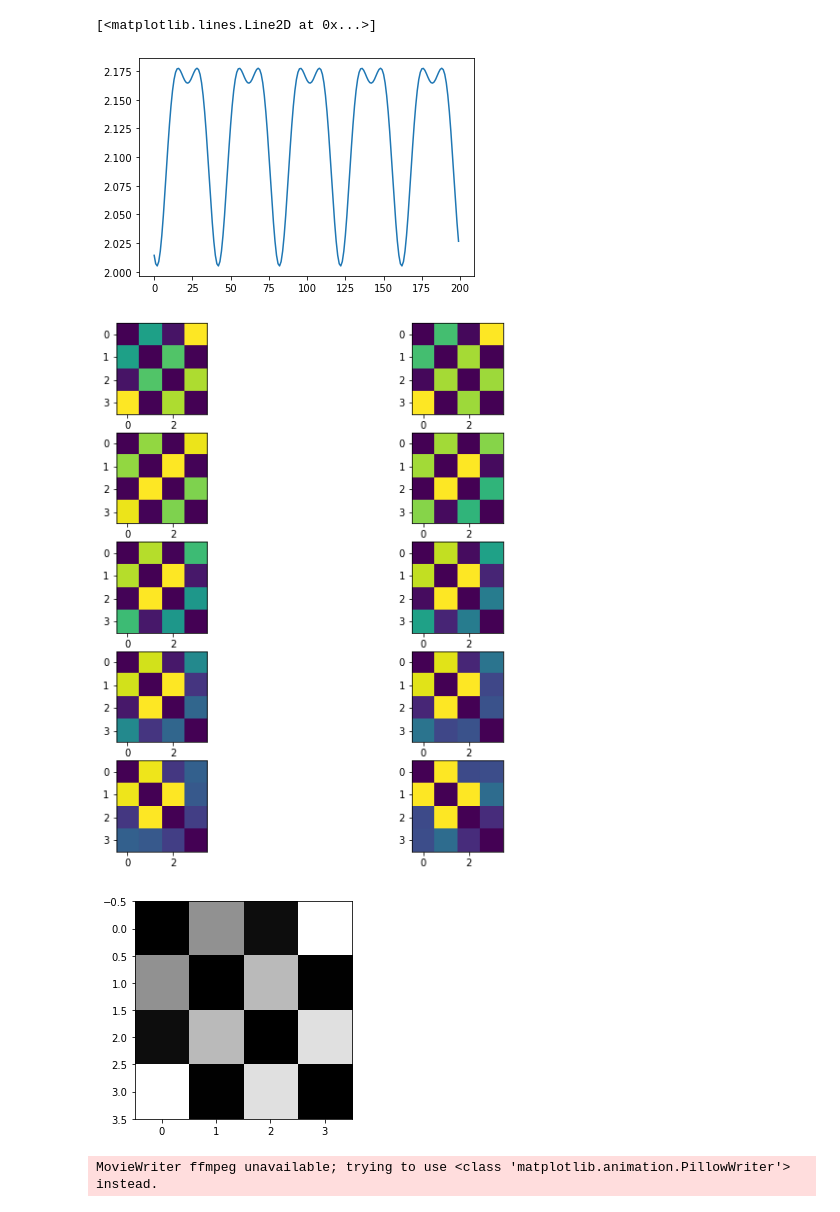
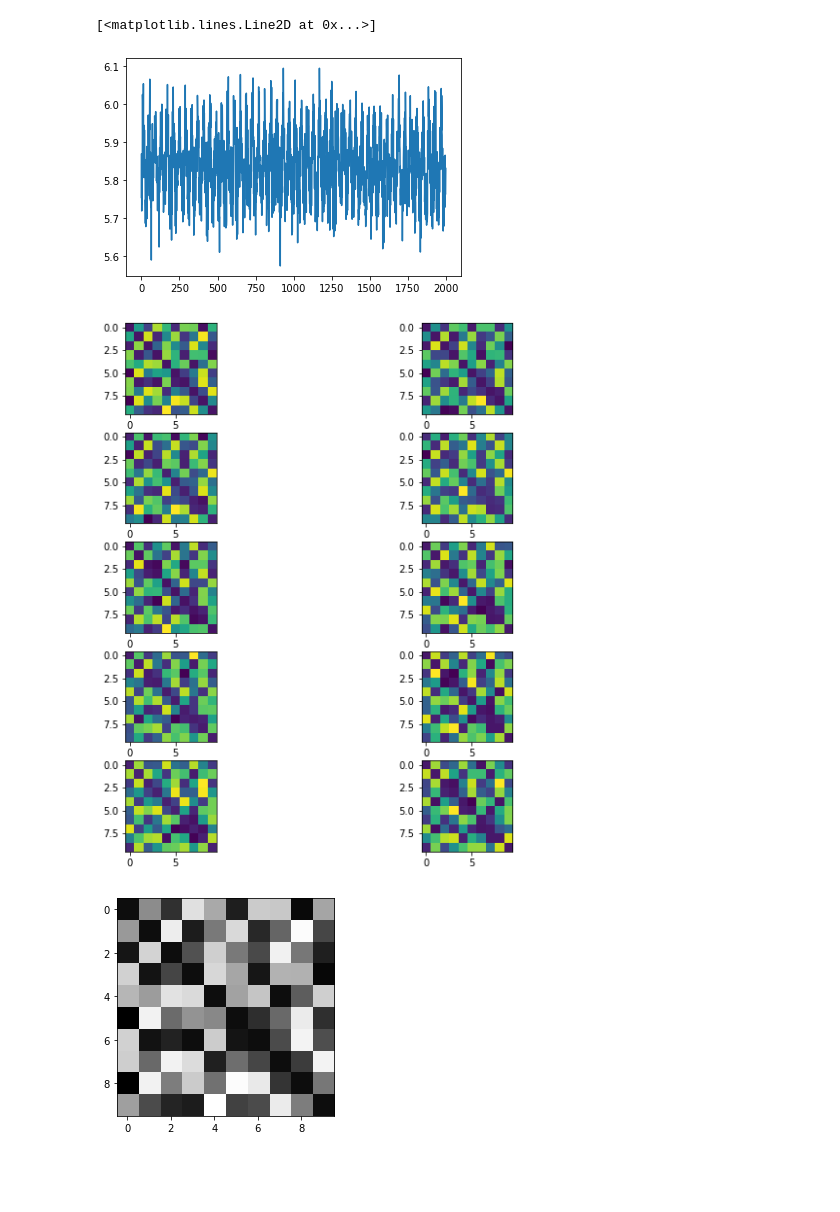
Before and after one commit to VintageDesign/multi_linear_research, a Jupyter notebook: jackson/Docs&Code/Network/deterministic_cont.ipynb, the cells around one changed output. Drawn from its saved outputs; the diff is of its cells as text; code cells hidden in the pictures; blank space fills up the shorter version.

```diff
--- a/jackson/Docs&Code/Network/deterministic_cont.ipynb
+++ b/jackson/Docs&Code/Network/deterministic_cont.ipynb
@@ -10,8 +10,8 @@ def make_sym(A):
     tmp = np.triu(A)
     return tmp + tmp.T
 
-N = 200
-n = 4
+N = 2000
+n = 10
 period = 40
 offset = 2
 tensor = np.zeros((N,n,n))
@@ -24,10 +24,10 @@ for i in range(N):
     tmp = np.sin(i*((2*np.pi)/period) + shift)
     tmp = np.triu(tmp,k=1)
     tmp = tmp + tmp.T
+    tmp += np.random.normal(loc=0, scale=1/8, size=(n, n))
     tmp = (tmp+1)/2
     np.fill_diagonal(tmp, 0)
     tensor[i] = tmp
-#tensor += np.random.normal(loc=0.5, scale=0.091, size=(N, n, n))
 # %%
 shift
 # %% [output]
@@ -47,31 +53,30 @@ norm = np.array([la.norm(adj) for adj in tensor])
 plt.plot(np.arange(len(tensor)), norm)
 # %% [output]
 [<matplotlib.lines.Line2D at 0x...>]
-[figure, old version]
+[figure, new version]
 # %%
 plt.figure(figsize=(10,10))
 for i in range(10):
     plt.subplot(5,2,i+1)
     plt.imshow(tensor[i])
 # %% [output]
-[figure, old version]
+[figure, new version]
 # %%
 def animate_tensor(tensor, N, save_path):
     global im
     global display_tensor
     display_tensor = tensor
     fig = plt.figure()
     im = plt.imshow(display_tensor[0], cmap=plt.get_cmap("gray"), animated = True)
     ani = FuncAnimation(fig, animate, interval = 100, frames = N, blit=True)
     plt.show()
-    ani.save(save_path)
+    #ani.save(save_path)
 
 def animate(i):
     global im
     im.set_array(display_tensor[i])
     return im,
 
-animate_tensor(tensor, N, "adj_mat_cont.gif")
+animate_tensor(tensor, N, "adj_mat_cont_noise.gif")
 # %% [output]
-[figure, old version]
+[figure, new version]
-MovieWriter ffmpeg unavailable; trying to use <class 'matplotlib.animation.PillowWriter'> instead.
```
Also changed, not shown: parts of 4 cells of this notebook, 6 other files.
